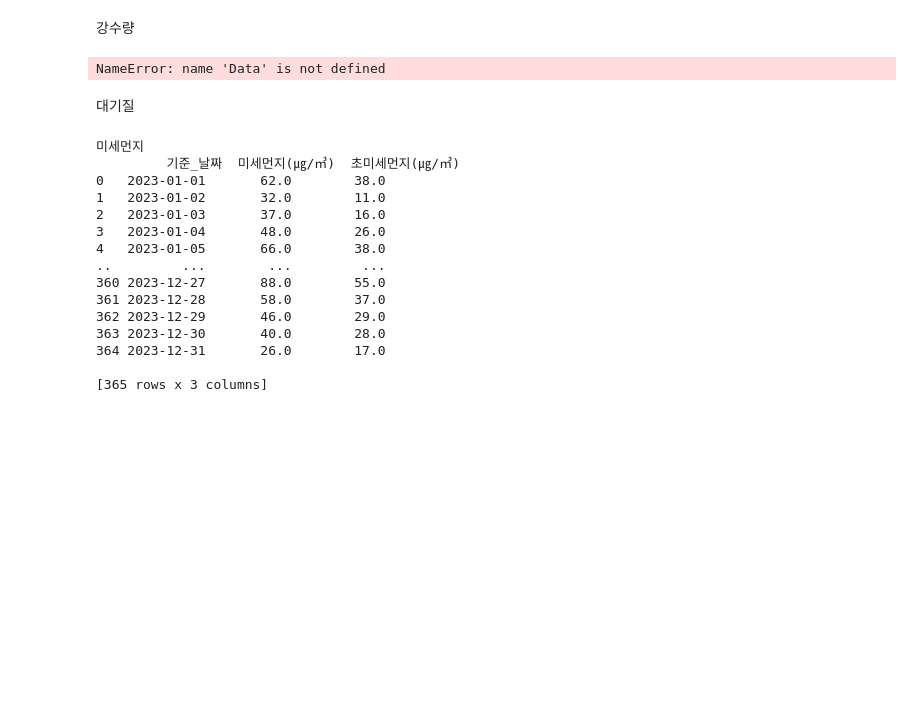
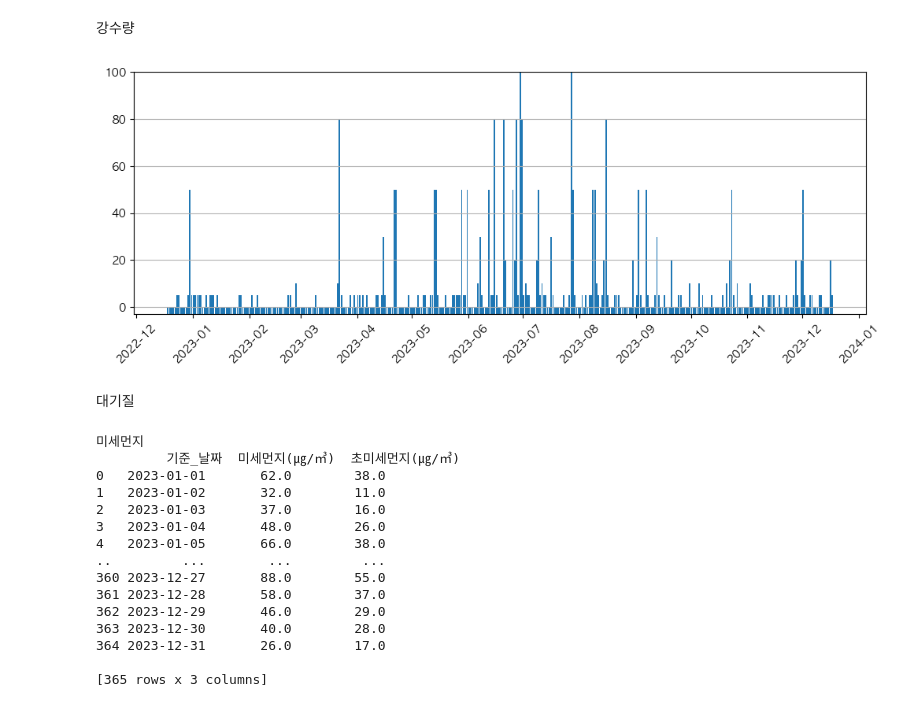
Before and after one commit to minseokpark6/SemiProject_Group3, a Jupyter notebook: Code/Origin/BikeSeoul_SemiGroup3.ipynb, the cells around one changed output. Cells and saved outputs as stored; diff of their text form; code cells hidden in the pictures; blank space fills up the shorter version.

```diff
--- a/Code/Origin/BikeSeoul_SemiGroup3.ipynb
+++ b/Code/Origin/BikeSeoul_SemiGroup3.ipynb
@@ -479,51 +644,58 @@ ValueError: invalid literal for int() with base 10: '서울'
 # %%
 import numpy as np
 import pandas as pd
 import matplotlib.pyplot as plt
 import matplotlib.dates as mdates
 
 def categorize_value(value):
     if pd.isna(value):
         return 0
     if value < 5:
         return 5
     elif value < 10:
         return 10
     elif value < 20:
         return 20
     elif value < 30:
         return 30
     elif value < 50:
         return 50
     elif value < 80:
         return 80
     else:
         return 100
 
-data4 = pd.read_csv('../../Data/기상청/강수량.csv',encoding='utf-8',skiprows=7)
-data4 = data4.dropna()
 
+data4 = pd.read_csv('../../Data/기상청/강수량.csv',skiprows=7)
 data4["강수량"] = data4['강수량(mm)'].apply(categorize_value)
 data4['날짜'] = pd.to_datetime(data4['날짜'])
+precipi = data4["강수량"]
+date = data4['날짜']
+
+### plot
+
+bottomspace = 3
+
+fig, ax = plt.subplots(figsize=(12, 4))
+
+
+ax.set_ylim(-bottomspace, 100)
+ax.bar(date, precipi+bottomspace, align='edge', bottom = -bottomspace)
+
+
+ax.xaxis.set_major_formatter(mdates.DateFormatter('%Y-%m'))
+ax.xaxis.set_major_locator(mdates.MonthLocator(bymonthday=15, interval=1))
+
+
+ax.tick_params(axis='x', rotation=45)
+ax.grid(axis='y')
+
+
+#ax.set_xlim(date.iloc[0], date.iloc[-1])
+# ax.set_xlim('tight')
+plt.show()
+# %% [output]
+[figure, added]
-# %%
-### plot
-precipi = Data["강수량"]
-date = Data['날짜']
-
-bottomspace = 3
-
-fig, ax = plt.subplots(figsize=(12, 4))
-
-ax.set_ylim(-bottomspace, 100)
-ax.bar(date, precipi+bottomspace, align='edge', bottom = -bottomspace)
-ax.xaxis.set_major_formatter(mdates.DateFormatter('%Y-%m'))
-ax.xaxis.set_major_locator(mdates.MonthLocator(bymonthday=15, interval=1))
-
-
-ax.tick_params(axis='x', rotation=45)
-ax.grid(axis='y')
-# %% [output]
-NameError: name 'Data' is not defined
 # %% [markdown]
 대기질
 # %%
```
Also changed, not shown: parts of 33 cells of this notebook.
